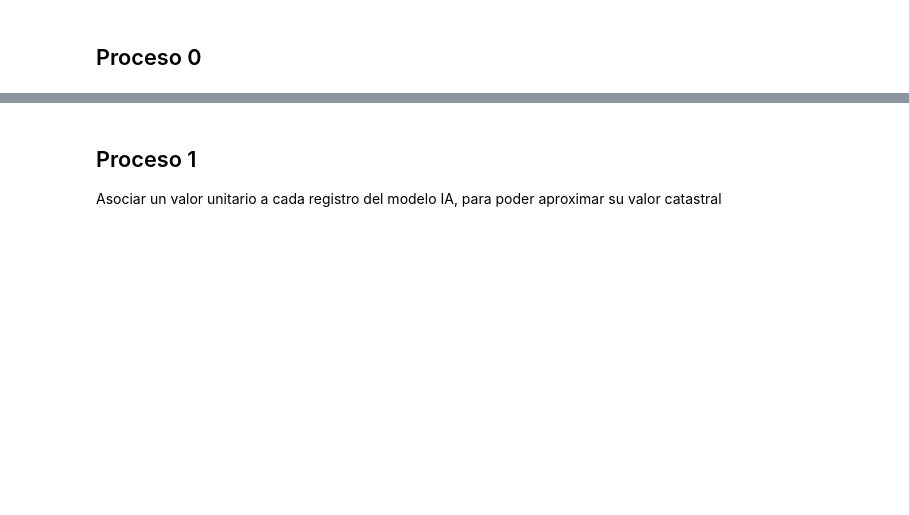
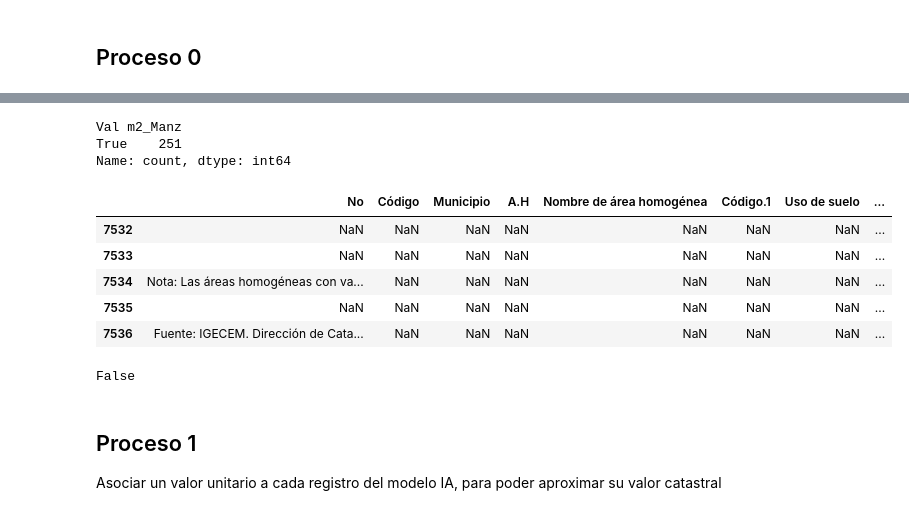
Before and after one commit to DiosLara/Newst_codes, a Jupyter notebook: Valor_Catastral/Calculo_valor_catastro.ipynb, the cells around one changed output, grey strips where cells are left out. Saved outputs shown, nothing was run; the diff lists cells and outputs as text; code cells hidden in the pictures; blank space fills up the shorter version.

```diff
--- a/Valor_Catastral/Calculo_valor_catastro.ipynb
+++ b/Valor_Catastral/Calculo_valor_catastro.ipynb
@@ -120,6 +162,28 @@ print(f'Manzanas en el cruce AreaH: {len(cruce1["Manzanas_Manz"].unique())}')
 # Identificamos los que no tienen valores
 cruce1.loc[(cruce1['Val m2_BandaV'].fillna(0)==0) & (cruce1['Nombre Calle'].fillna(0)==0),['No_BandaV']] = 1
 cruce1.loc[(cruce1['Val m2_Manz'].fillna(0)==0) & (cruce1['Tipo calle'].fillna('0')=='0'),'No_AreaH'] = 1
+# %%
+falta_area_ah = cruce1[cruce1['No_AreaH']==1]
+falta_area_ah['Val m2_Manz'].isna().value_counts()
+# %% [output]
+Val m2_Manz
+True    251
+Name: count, dtype: int64
+# %%
+path_areaH_complementario = '/home/hector/Documentos/Infis/Geo/Data/Cuadro2_3Areas_homogeneas_desagregadas_por_municipio_2017.xlsx'
+df_comp = pd.read_excel(path_areaH_complementario)
+df_comp.tail()
+# %% [output]
+|  | No | Código | Municipio | A.H | Nombre de área homogénea | Código.1 | Uso de suelo | ... |
+| 7532 | NaN | NaN | NaN | NaN | NaN | NaN | NaN | ... |
+| 7533 | NaN | NaN | NaN | NaN | NaN | NaN | NaN | ... |
+| 7534 | Nota: Las áreas homogéneas con va... | NaN | NaN | NaN | NaN | NaN | NaN | ... |
+| 7535 | NaN | NaN | NaN | NaN | NaN | NaN | NaN | ... |
+| 7536 | Fuente: IGECEM. Dirección de Cata... | NaN | NaN | NaN | NaN | NaN | NaN | ... |
+# %%
+0 == 0.000000000001
+# %% [output]
+False
 # %%
 # Interpolamos para rellenar faltantes
 cruce1['Val_m2_AH_I'] = cruce1['Val m2_Manz'].interpolate(method='pad')
```
Also changed, not shown: parts of 31 cells of this notebook, 1 other file.
